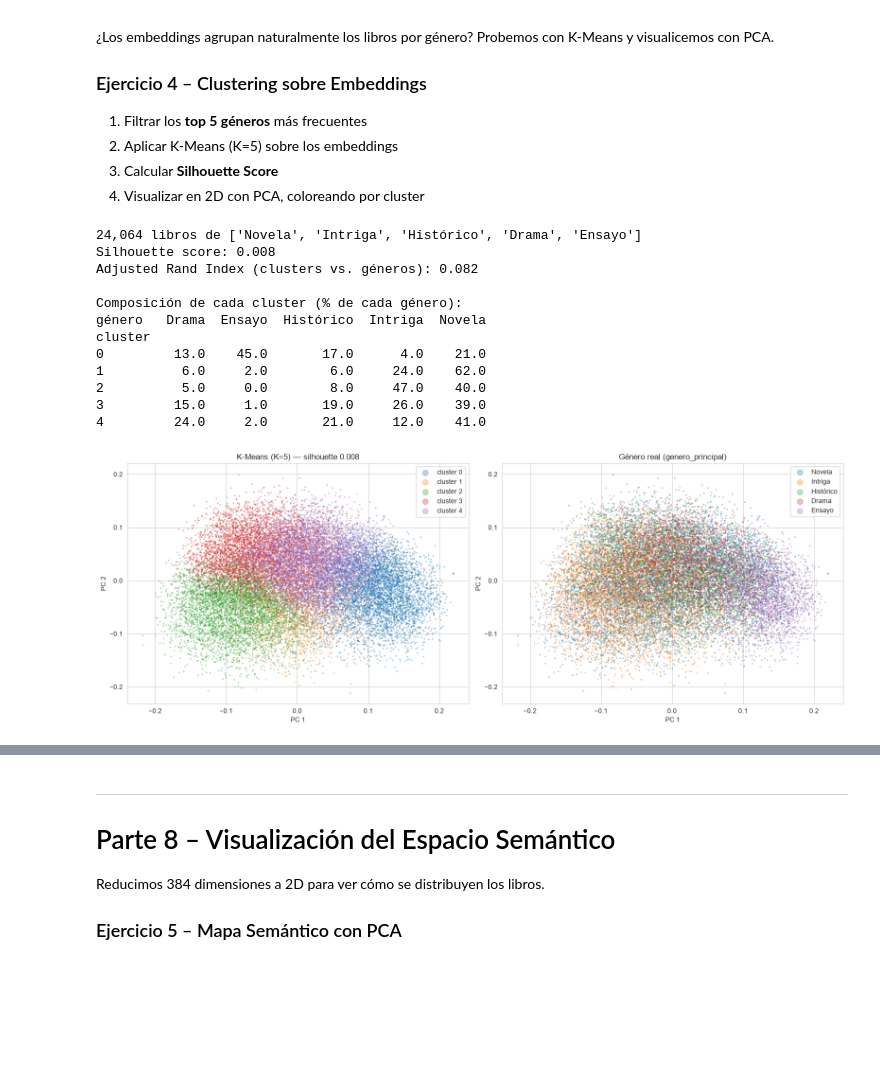
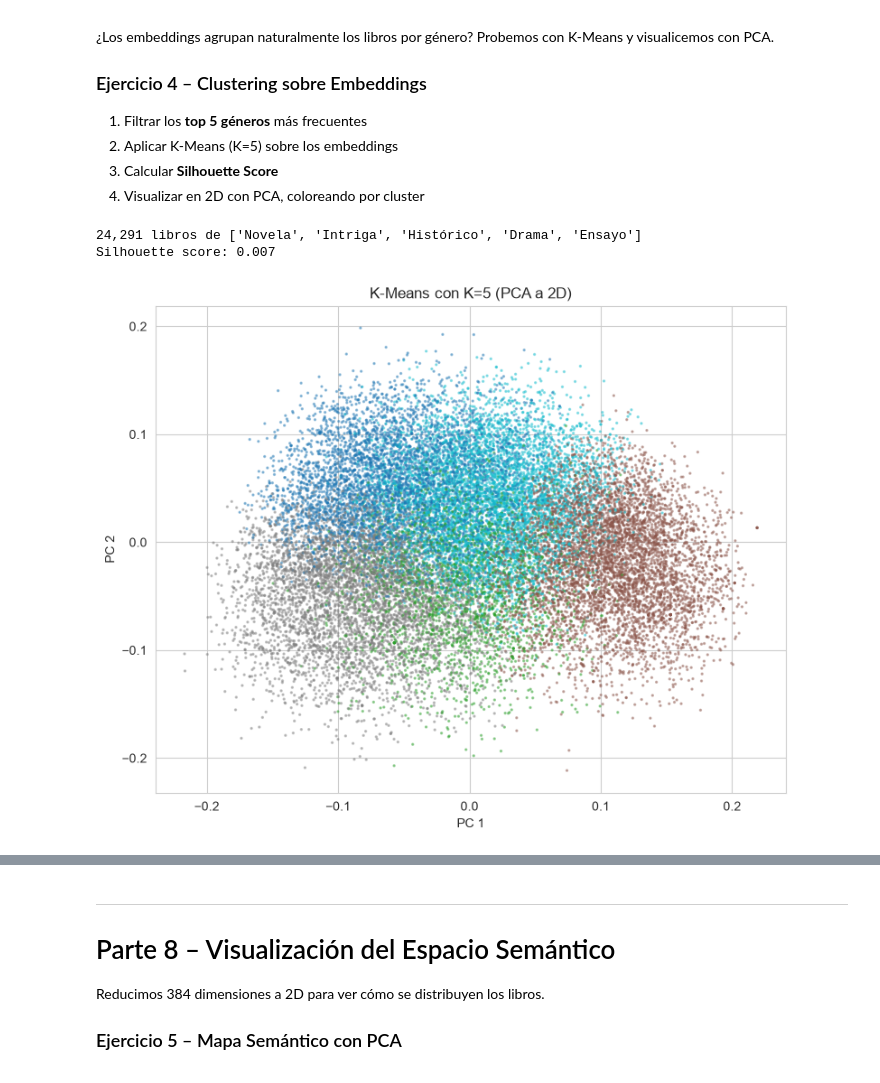
Before and after one commit to jcalabozo/tuia-nlp, a Jupyter notebook: U2/practicas/practica_embeddings_semanticos_resuelta.ipynb, the cells around one changed output, grey strips where cells are left out. Cells and saved outputs as stored; diff of their text form; code cells hidden in the pictures; blank space fills up the shorter version.

```diff
--- a/U2/practicas/practica_embeddings_semanticos_resuelta.ipynb
+++ b/U2/practicas/practica_embeddings_semanticos_resuelta.ipynb
@@ -601,65 +479,39 @@ Probemos con K-Means y visualicemos con PCA.
 # %%
 def clustering_embeddings(embeddings, df_libros, n_generos=5):
     """
     TODO:
     1. Filtrar top n_generos más frecuentes
     2. Aplicar KMeans(n_clusters=n_generos) sobre sus embeddings
     3. Calcular silhouette_score
     4. PCA a 2D y scatter plot coloreado por cluster
     """
     # 1. Libros de los n géneros más frecuentes
-    top = df_libros["genero_principal"].value_counts().head(n_generos).index.tolist()
-    es_top = df_libros["genero_principal"].isin(top).to_numpy()
-    X = embeddings[es_top]
-    generos = df_libros.loc[es_top, "genero_principal"].to_numpy()
-    print(f"{len(X):,} libros de {top}")
+    top = df_libros["genero_principal"].value_counts().head(n_generos).index
+    filas = df_libros["genero_principal"].isin(top).to_numpy()
+    X = embeddings[filas]
 
-    # 2. K-Means con tantos clusters como géneros
+    # 2. K-Means: agrupa los libros en n_generos clusters.
+    #    n_init=10 lo corre 10 veces con distintos puntos de partida y se queda con el mejor
     kmeans = KMeans(n_clusters=n_generos, random_state=42, n_init=10)
     clusters = kmeans.fit_predict(X)
 
-    # 3. Silhouette (de -1 a 1; cerca de 0 = clusters superpuestos). Compara distancias
-    #    de todos contra todos, así que sobre ~24k libros se estima con una muestra de 5.000
-    sil = silhouette_score(X, clusters, sample_size=5000, random_state=42)
-    print(f"Silhouette score: {sil:.3f}")
+    # 3. Silhouette: va de -1 a 1, y cerca de 0 indica clusters superpuestos.
+    #    Compara todos los pares de libros, así que se estima con una muestra de 5.000
+    silhouette = silhouette_score(X, clusters, sample_size=5000, random_state=42)
+    print(f"{len(X):,} libros de {list(top)}")
+    print(f"Silhouette score: {silhouette:.3f}")
 
-    # Extra: ¿los clusters coinciden con los géneros? El ARI vale 1 si coinciden
-    # exactamente y ~0 si la relación es la del azar
-    print(f"Adjusted Rand Index (clusters vs. géneros): {adjusted_rand_score(generos, clusters):.3f}")
-    print("\nComposición de cada cluster (% de cada género):")
-    print((pd.crosstab(clusters, generos, rownames=["cluster"], colnames=["género"],
-                       normalize="index") * 100).round(0).to_string())
-
-    # 4. PCA a 2D. Dos paneles: color por cluster y color por género real
+    # 4. PCA a 2D, coloreado por cluster
     X_2d = PCA(n_components=2, random_state=42).fit_transform(X)
-    fig, axes = plt.subplots(1, 2, figsize=(16, 6))
-    for c in range(n_generos):
-        m = clusters == c
-        axes[0].scatter(X_2d[m, 0], X_2d[m, 1], s=2, alpha=0.3, label=f"cluster {c}")
-    for g in top:
-        m = generos == g
-        axes[1].scatter(X_2d[m, 0], X_2d[m, 1], s=2, alpha=0.3, label=g)
-    axes[0].set_title(f"K-Means (K={n_generos}) — silhouette {sil:.3f}")
-    axes[1].set_title("Género real (genero_principal)")
-    for ax in axes:
-        ax.set(xlabel="PC 1", ylabel="PC 2")
-        ax.legend(markerscale=6)
-    plt.tight_layout()
+    plt.figure(figsize=(9, 7))
+    plt.scatter(X_2d[:, 0], X_2d[:, 1], c=clusters, cmap="tab10", s=2, alpha=0.4)
+    plt.title(f"K-Means con K={n_generos} (PCA a 2D)")
+    plt.xlabel("PC 1")
+    plt.ylabel("PC 2")
     plt.show()
 
-
 clustering_embeddings(embeddings, df_libros)
 # %% [output]
-24,064 libros de ['Novela', 'Intriga', 'Histórico', 'Drama', 'Ensayo']
-Silhouette score: 0.008
-Adjusted Rand Index (clusters vs. géneros): 0.082
-
-Composición de cada cluster (% de cada género):
-género   Drama  Ensayo  Histórico  Intriga  Novela
-cluster
-0         13.0    45.0       17.0      4.0    21.0
-1          6.0     2.0        6.0     24.0    62.0
-2          5.0     0.0        8.0     47.0    40.0
-3         15.0     1.0       19.0     26.0    39.0
-4         24.0     2.0       21.0     12.0    41.0
+24,291 libros de ['Novela', 'Intriga', 'Histórico', 'Drama', 'Ensayo']
+Silhouette score: 0.007
-[figure, old version]
+[figure, new version]
```
Also changed, not shown: parts of 19 cells of this notebook, 2 other files.
